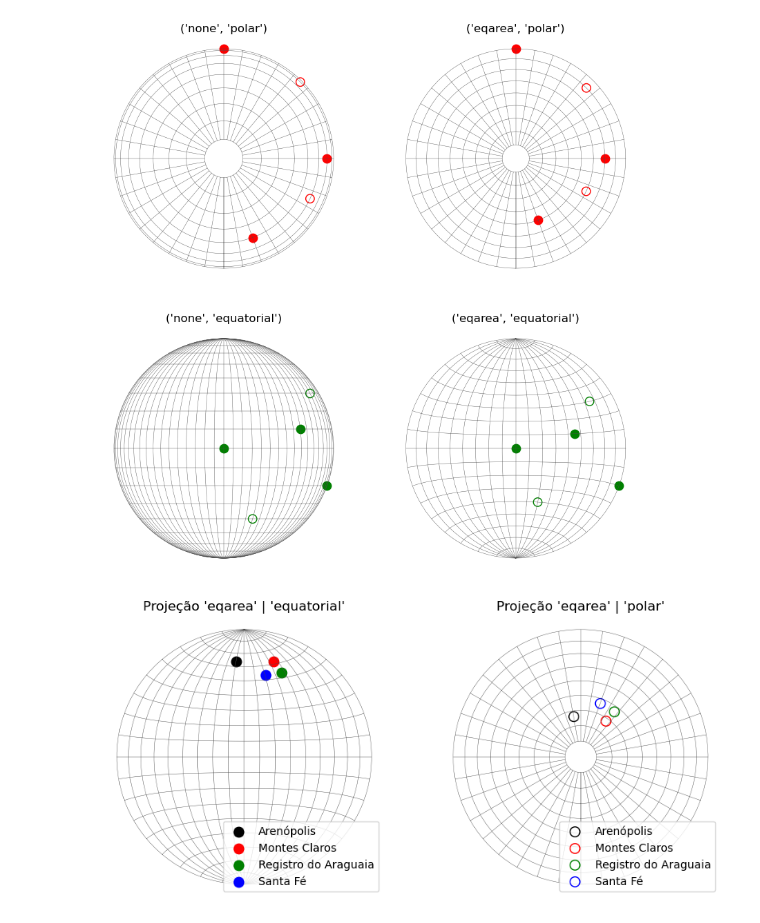
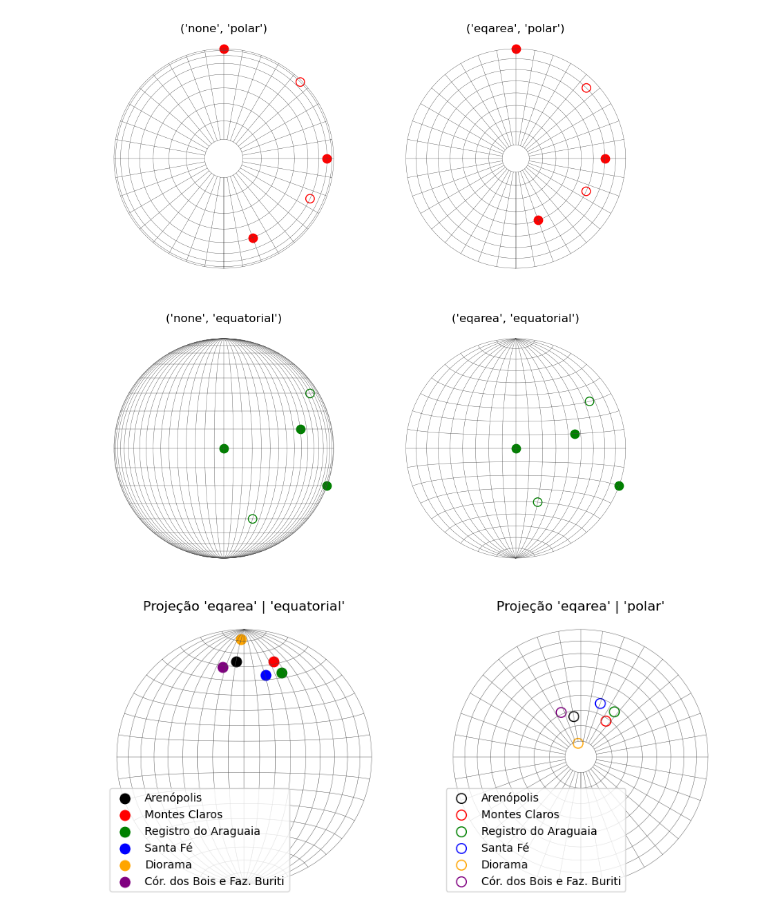
Before and after one commit to birocoles/direction-equal-area, a Jupyter notebook: prototype.ipynb, the cells around one changed output. Cells and saved outputs as stored; diff of their text form; code cells hidden in the pictures.

```diff
--- a/prototype.ipynb
+++ b/prototype.ipynb
@@ -128,10 +128,10 @@ plt.show()
 # %% [output]
 [figure]
 # %%
-decs = [-9.68, 35.36, 36.82, 20.20]
-incs = [-63.82, -61.89, -53.61, -53.19]
-labels = ["Arenópolis", "Montes Claros", "Registro do Araguaia", "Santa Fé"]
-colors = ['k', 'r', 'g', 'b']
+decs = [-9.68, 35.36, 36.82, 20.20, -10.59, -23.69]
+incs = [-63.82, -61.89, -53.61, -53.19, -81.20, -58.77]
+labels = ["Arenópolis", "Montes Claros", "Registro do Araguaia", "Santa Fé", "Diorama", "Cór. dos Bois e Faz. Buriti"]
+colors = ['black', 'red', 'green', 'blue', 'orange', 'purple']
 # %%
 fig, axs = plt.subplots(
     ncols=2, nrows=1, figsize=(10,5)
@@ -141,33 +141,33 @@ ax = axs[0]
 ax.set_title("Projeção 'eqarea' | 'equatorial'")
 eqa.plot_net(
     ax,
     dec_limits=(-90, 90),
     dec_num_intervals=int(180/10),
     inc_limits=(-90,90),
     inc_num_intervals=int(180/10),
     projection=('eqarea', 'equatorial')
 )
 for dec, inc, label, color in zip(decs, incs, labels, colors):
     eqa.plot_points(ax, dec=dec, inc=inc, projection=('eqarea', 'equatorial'), size=80, color=color, label=label)
-ax.legend(loc='lower right')
+ax.legend(loc='lower left')
 
 ax = axs[1]
 ax.set_title("Projeção 'eqarea' | 'polar'")
 eqa.plot_net(
     ax,
     dec_limits=(-180, 180),
     dec_num_intervals=int(360/10),
     inc_limits=(0,80),
     inc_num_intervals=int(80/10),
     projection=('eqarea', 'polar')
 )
 for dec, inc, label, color in zip(decs, incs, labels, colors):
     eqa.plot_points(ax, dec=dec, inc=inc, projection=('eqarea', 'polar'), size=80, color=color, label=label)
-ax.legend(loc='lower right')
+ax.legend(loc='lower left')
 
 # plt.tight_layout()
 plt.savefig('direcoes_GAP.png', dpi=300)
 
 plt.show()
 # %% [output]
-[figure, old version]
+[figure, new version]
```
Also changed, not shown: 7 other files.
